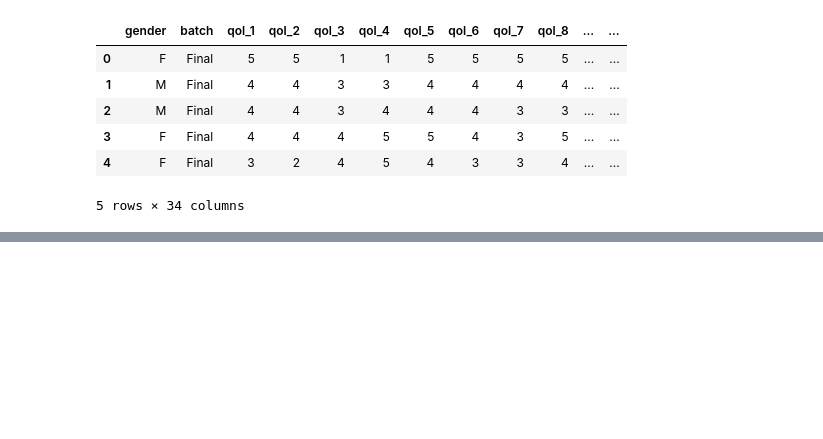
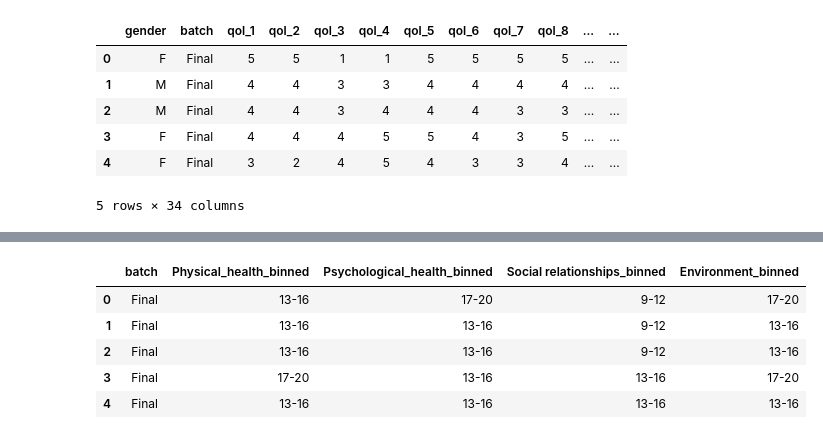
Before and after one commit to akankshazc/sts_iad, a Jupyter notebook: 4_qol.ipynb, the cells around one changed output, grey strips where cells are left out. Drawn from its saved outputs; the diff is of its cells as text; code cells hidden in the pictures; blank space fills up the shorter version.

```diff
--- a/4_qol.ipynb
+++ b/4_qol.ipynb
@@ -231,0 +280,10 @@ The domain scores should fall between 4 and 20 as the manual suggests.
+# %%
+final_domain_df = df[['batch', 'Physical_health_binned', 'Psychological_health_binned', 'Social relationships_binned', 'Environment_binned']]
+final_domain_df.head()
+# %% [output]
+|  | batch | Physical_health_binned | Psychological_health_binned | Social relationships_binned | Environment_binned |
+| 0 | Final | 13-16 | 17-20 | 9-12 | 17-20 |
+| 1 | Final | 13-16 | 13-16 | 9-12 | 13-16 |
+| 2 | Final | 13-16 | 13-16 | 9-12 | 13-16 |
+| 3 | Final | 17-20 | 13-16 | 13-16 | 17-20 |
+| 4 | Final | 13-16 | 13-16 | 13-16 | 13-16 |
```
Also changed, not shown: parts of 16 cells of this notebook.
